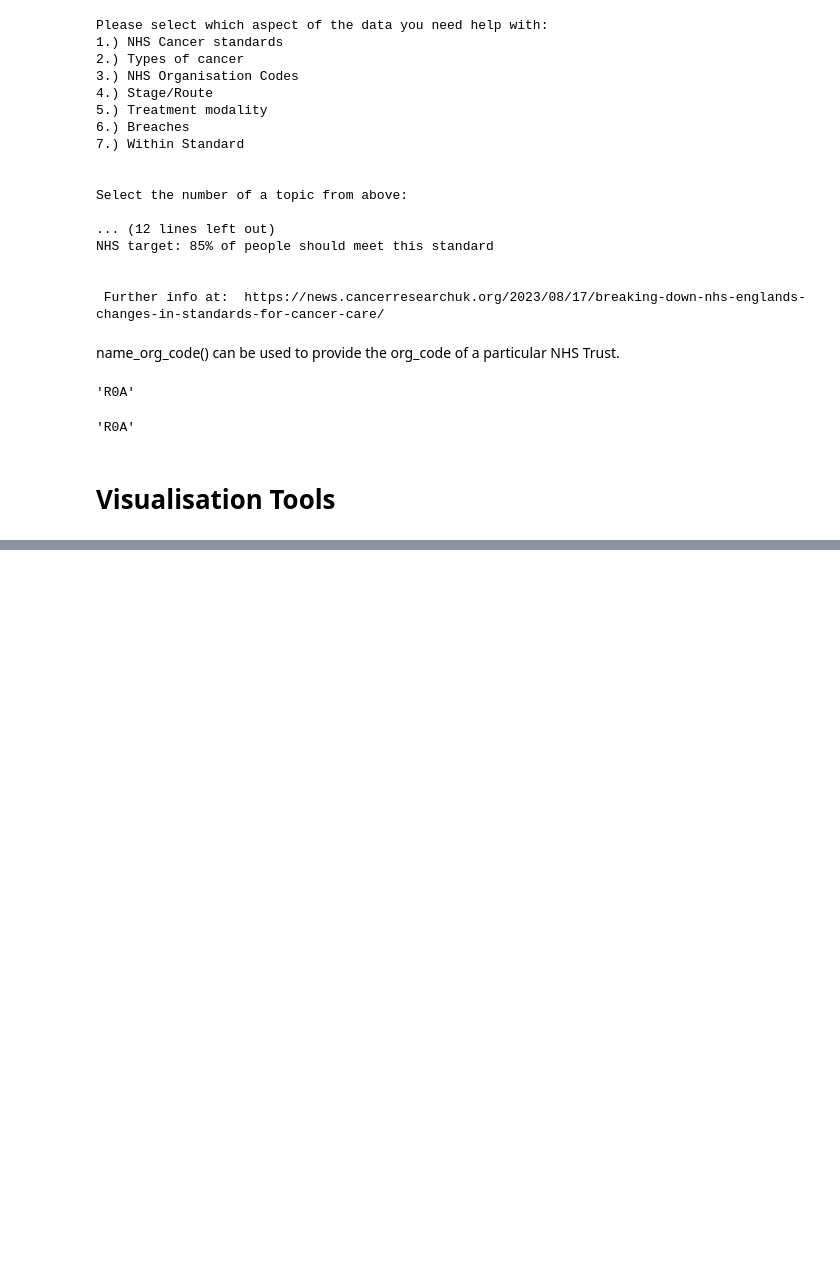
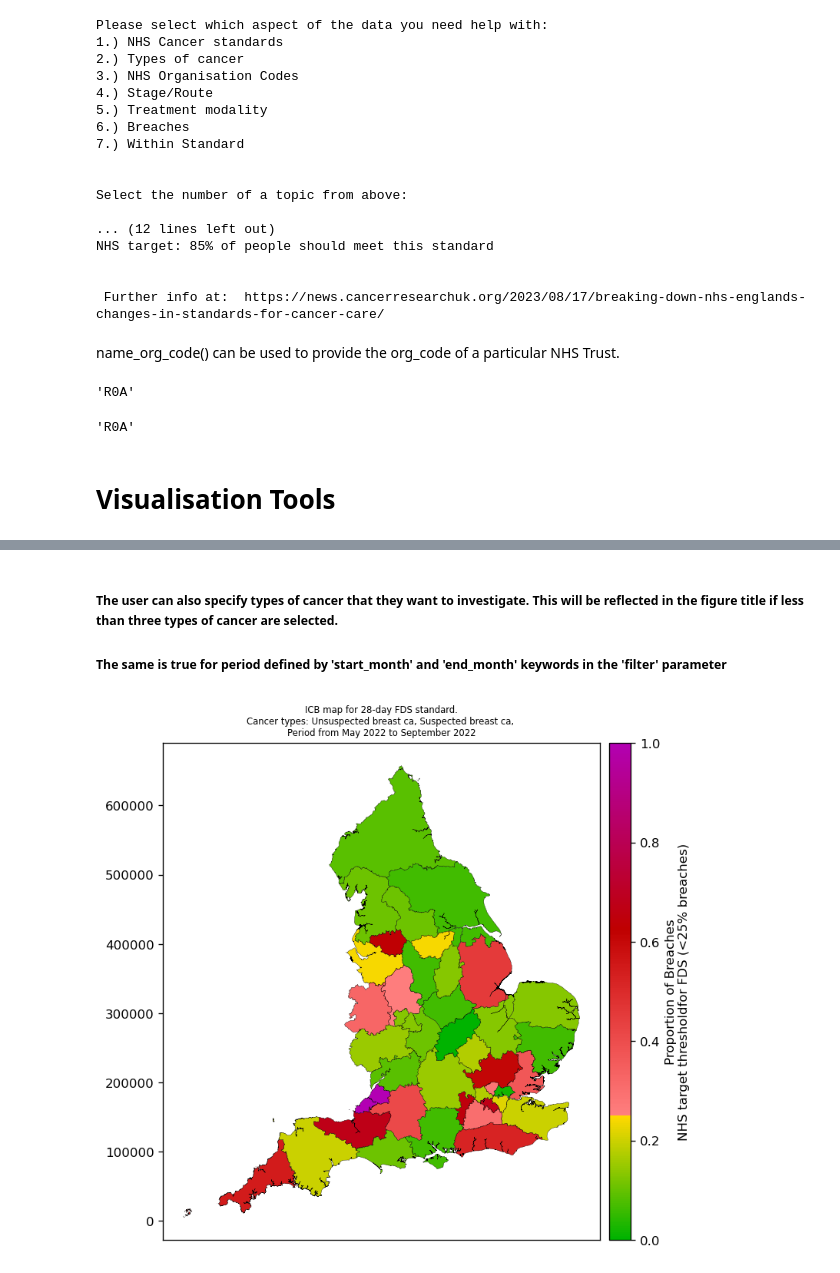
Before and after one commit to ploginovic/hpdm139_A2, a Jupyter notebook: user_guide.ipynb, the cells around one changed output, grey strips where cells are left out. Drawn from its saved outputs; the diff is of its cells as text; code cells hidden in the pictures; blank space fills up the shorter version.

Commit message:
added user guide

```diff
--- a/user_guide.ipynb
+++ b/user_guide.ipynb
@@ -239,0 +269,14 @@ from cancer.
+# %% [markdown]
+##### The user can also specify types of cancer that they want to investigate. This will be reflected in the figure title if less than three types of cancer are selected.
+##### The same is true for period defined by 'start_month' and 'end_month' keywords in the 'filter' parameter
+# %%
+fig, ax = plot_icb_map(data=df_provider,
+                       filters={'start_month':'05-2022',
+                                'end_month':'09-2022',
+                                'standard':'FDS',
+                                'cancer_type' :['Suspected_breast_ca','Unsuspected_breast_ca']
+                                },
+                       dpi=120
+                      )
+# %% [output]
+[figure, added]
```
Also changed, not shown: parts of 10 cells of this notebook.
